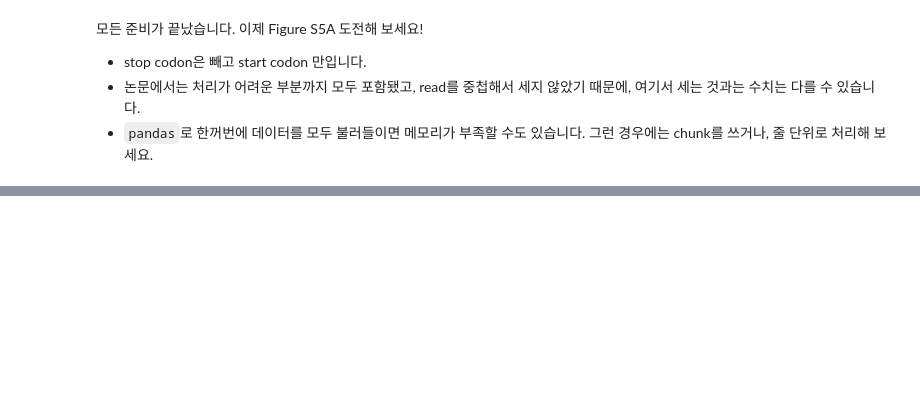
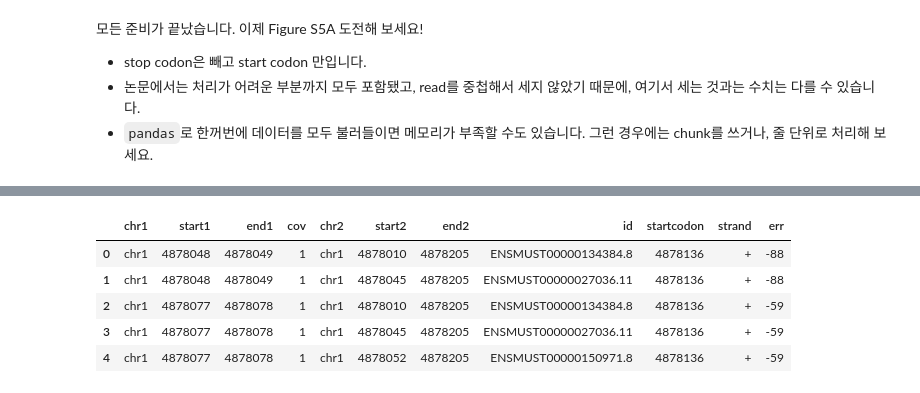
Before and after one commit to ljunwon1114/2022bioinfohw, a Jupyter notebook: Week2.ipynb, the cells around one changed output, grey strips where cells are left out. Drawn from its saved outputs; the diff is of its cells as text; code cells hidden in the pictures; blank space fills up the shorter version.

```diff
--- a/Week2.ipynb
+++ b/Week2.ipynb
@@ -223,0 +280,11 @@ chr1    3221994 3221995 1
+# %%
+#stop codon은 빼고 start codon 만
+filtered_exon["err"] = filtered_exon.start1 - filtered_exon.startcodon
+filtered_exon.head()
+# %% [output]
+|  | chr1 | start1 | end1 | cov | chr2 | start2 | end2 | id | startcodon | strand | err |
+| 0 | chr1 | 4878048 | 4878049 | 1 | chr1 | 4878010 | 4878205 | ENSMUST00000134384.8 | 4878136 | + | -88 |
+| 1 | chr1 | 4878048 | 4878049 | 1 | chr1 | 4878045 | 4878205 | ENSMUST00000027036.11 | 4878136 | + | -88 |
+| 2 | chr1 | 4878077 | 4878078 | 1 | chr1 | 4878010 | 4878205 | ENSMUST00000134384.8 | 4878136 | + | -59 |
+| 3 | chr1 | 4878077 | 4878078 | 1 | chr1 | 4878045 | 4878205 | ENSMUST00000027036.11 | 4878136 | + | -59 |
+| 4 | chr1 | 4878077 | 4878078 | 1 | chr1 | 4878052 | 4878205 | ENSMUST00000150971.8 | 4878136 | + | -59 |
```
Also changed, not shown: parts of 15 cells of this notebook.
